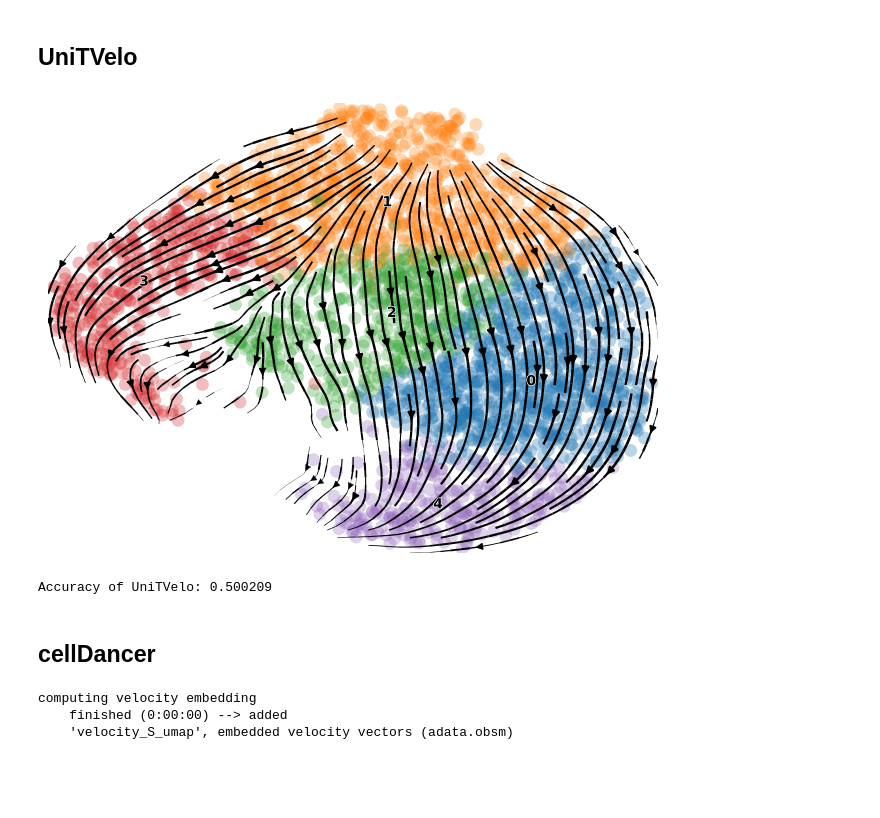
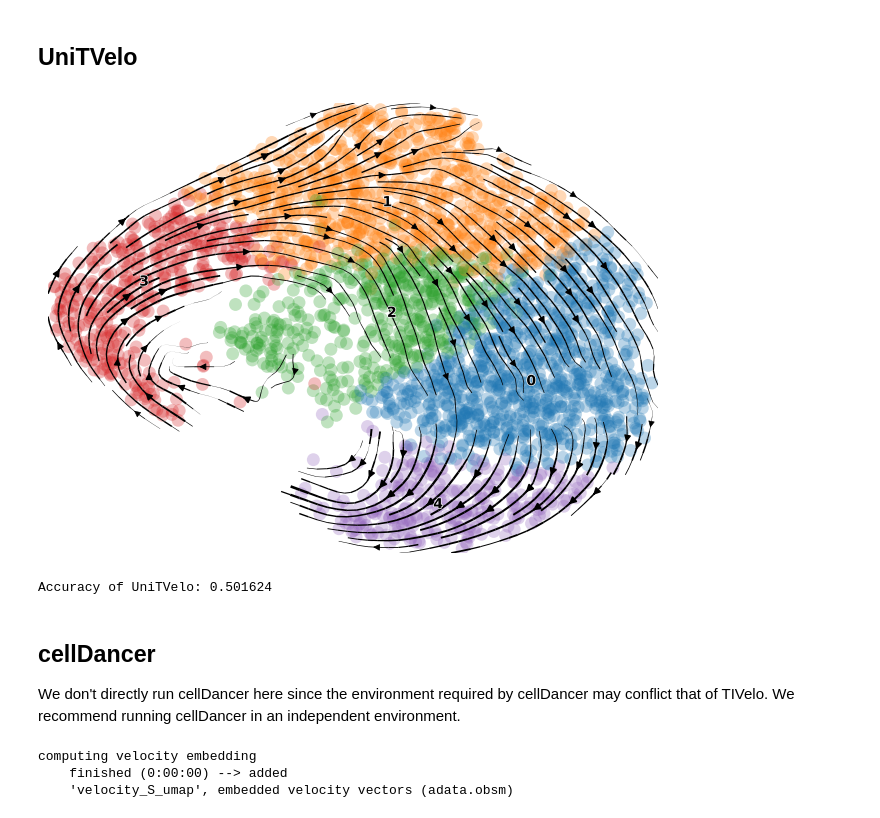
Before and after one commit to cuhklinlab/TIVelo, a Jupyter notebook: docs/source/notebooks/notebooks/RPE1.ipynb, the cells around one changed output. Drawn from its saved outputs; the diff is of its cells as text; code cells hidden in the pictures; blank space fills up the shorter version.

```diff
--- a/docs/source/notebooks/notebooks/RPE1.ipynb
+++ b/docs/source/notebooks/notebooks/RPE1.ipynb
@@ -20,7 +21,7 @@ shutup.please()
 Basic settings.
 # %%
 data_name = "rpe1"
-data_path = "D:/cuhk/project/velocity/dataset/fucci/adata_fucci_rpe1_processed.h5ad"
+data_path = "/lustre/project/Stat/s1155184322/datasets/velocity/FUCCI/adata_fucci_rpe1_processed.h5ad"
 save_folder = "results"
 
 result_path = save_folder + "/{}/".format(data_name)
@@ -207,6 +208,8 @@ Dynamical mode.
 # %%
 adata_scvelo2 = run_baseline(adata, "scvelo2", data_name, group_key, emb_key, show_fig=True,
                              measure_performance=measure_performance)
+
+adata_scvelo2 = adata_scvelo2[:, adata_scvelo2.var.loc[adata_scvelo2.var['{}_genes'.format(velocity_key)] == True].index]
 
 # empirical velocity
 aggr_counts = []
@@ -276,38 +279,40 @@ Accuracy of veloVI: 0.501702
 ## UniTVelo
 # %%
 adata_unitvelo = run_baseline(adata, "unitvelo", data_name, group_key, emb_key, show_fig=True,
-                              measure_performance=measure_performance)
+                              measure_performance=measure_performance, unitvelo_mode="2")
 
 # empirical velocity
 aggr_counts = []
 for pos in tqdm(np.sort(adata_unitvelo.obs["cell_cycle_position"].unique())):
     mask = (adata_unitvelo.obs["cell_cycle_position"] == pos).values
     aggr_counts.append(np.median(adata_unitvelo.layers["Ms"][mask, :], axis=0))
 aggr_counts = np.vstack(aggr_counts)
 
 reorder_mask = np.arange(1, adata_unitvelo.obs["cell_cycle_rad"].nunique()).tolist() + [0]
 cell_cycle_pos = adata_unitvelo.obs["cell_cycle_rad"].values
 cc_pos_diff = np.sort(np.unique(cell_cycle_pos))
 cc_pos_diff = (cc_pos_diff[reorder_mask] - cc_pos_diff) % (2 * np.pi)
 empirical_velo = (aggr_counts[reorder_mask, :] - aggr_counts) / cc_pos_diff.reshape(-1, 1)
 empirical_velo_sign = np.sign(empirical_velo)
 
 # estimated velocity
 aggr_velo = []
 for pos in tqdm(np.sort(adata_unitvelo.obs["cell_cycle_position"].unique())):
     mask = (adata_unitvelo.obs["cell_cycle_position"] == pos).values
     aggr_velo.append(np.median(adata_unitvelo.layers[velocity_key][mask, :], axis=0))
 aggr_velo = np.vstack(aggr_velo)
 aggr_velo_sign = np.sign(aggr_velo)
 
 velo_score = get_classification_scores(velo_sign_true=empirical_velo_sign, velo_sign_pred=aggr_velo_sign,
                                        score_fun=accuracy_score)
 print("Accuracy of UniTVelo: {:4f}".format(np.mean(velo_score)))
 # %% [output]
-[figure, old version]
+[figure, new version]
-Accuracy of UniTVelo: 0.500209
+Accuracy of UniTVelo: 0.501624
 # %% [markdown]
 ## cellDancer
+
+We don't directly run cellDancer here since the environment required by cellDancer may conflict that of TIVelo. We recommend running cellDancer in an independent environment.
 # %%
 velocity_key = "velocity_S"
 adata_celldancer = run_baseline(adata, "celldancer", data_name, group_key, emb_key, show_fig=True,
```
Also changed, not shown: parts of 4 cells of this notebook, 25 other files.
